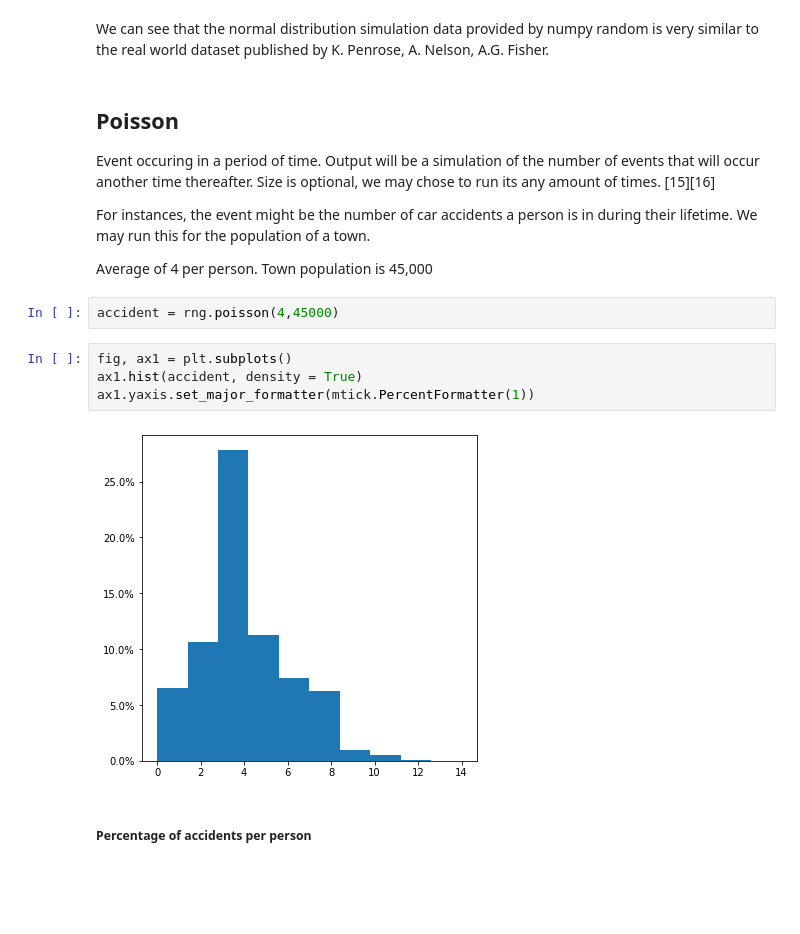
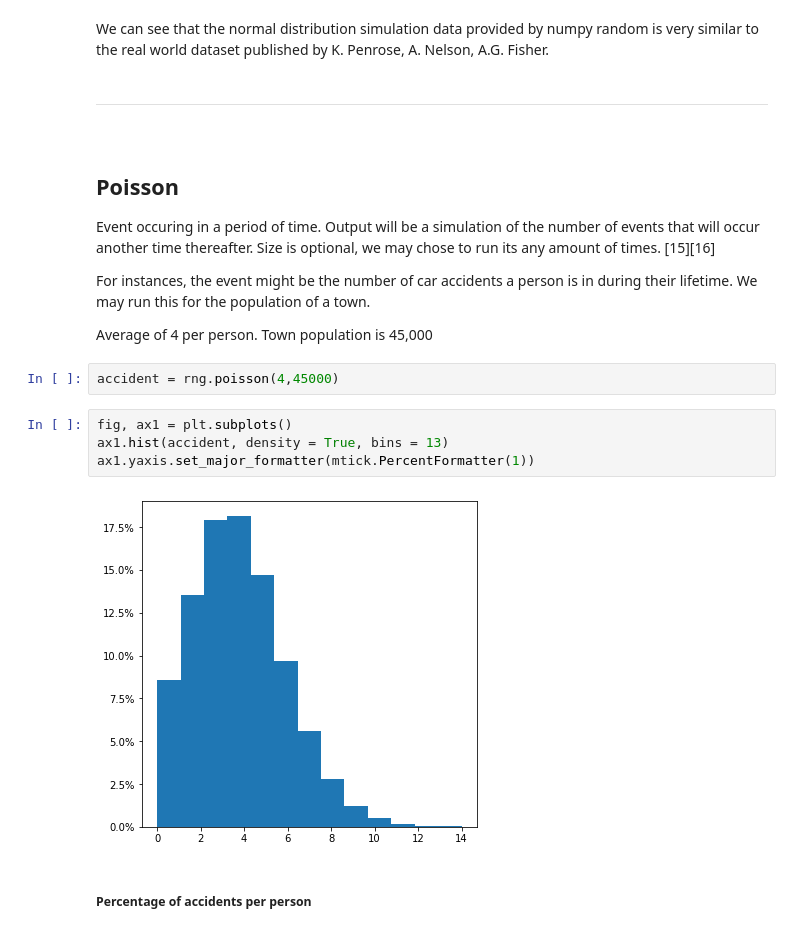
Before and after one commit to RYANCOX00/Prog_DA, a Jupyter notebook: Numpy_Random.ipynb, the cells around one changed output. Saved outputs shown, nothing was run; the diff lists cells and outputs as text; blank space fills up the shorter version.

```diff
--- a/Numpy_Random.ipynb
+++ b/Numpy_Random.ipynb
@@ -252,6 +272,9 @@ height_sum.join(normal_sum)
 # %% [markdown]
 We can see that the normal distribution simulation data provided by numpy random is very similar to the real world dataset published by K. Penrose, A. Nelson, A.G. Fisher.
 # %% [markdown]
+***
+<br>
+
 ## Poisson
 
 Event occuring in a period of time. Output will be a simulation of the number of events that will occur another time thereafter.  Size is optional, we may chose to run its any amount of times. [15][16]
@@ -263,10 +286,10 @@ Average of 4 per person. Town population is 45,000
 accident = rng.poisson(4,45000)
 # %%
 fig, ax1 = plt.subplots()
-ax1.hist(accident, density = True)
+ax1.hist(accident, density = True, bins = 13)
 ax1.yaxis.set_major_formatter(mtick.PercentFormatter(1))
 # %% [output]
-[figure, old version]
+[figure, new version]
 # %% [markdown]
 ##### Percentage of accidents per person
 # %%
```
Also changed, not shown: parts of 51 cells of this notebook.
